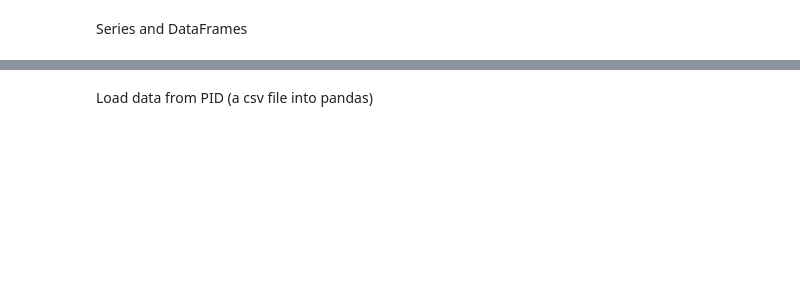
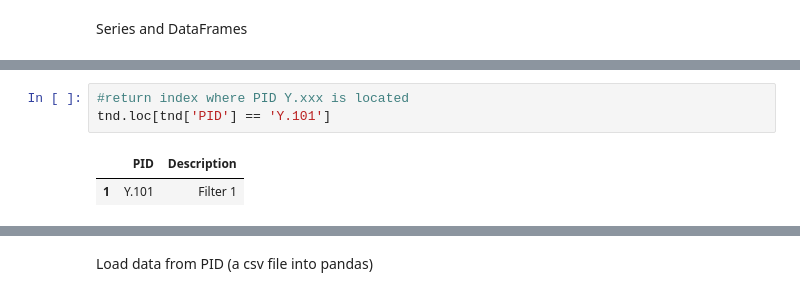
Before and after one commit to emartinskan/epic, a Jupyter notebook: epic.ipynb, the cells around one changed output, grey strips where cells are left out. Drawn from its saved outputs; the diff is of its cells as text; blank space fills up the shorter version.

```diff
--- a/epic.ipynb
+++ b/epic.ipynb
@@ -91,0 +111,6 @@ Series and DataFrames
+# %%
+#return index where PID Y.xxx is located
+tnd.loc[tnd['PID'] == 'Y.101']
+# %% [output]
+|  | PID | Description |
+| 1 | Y.101 | Filter 1 |
```
Also changed, not shown: parts of 19 cells of this notebook, 1 other file.
